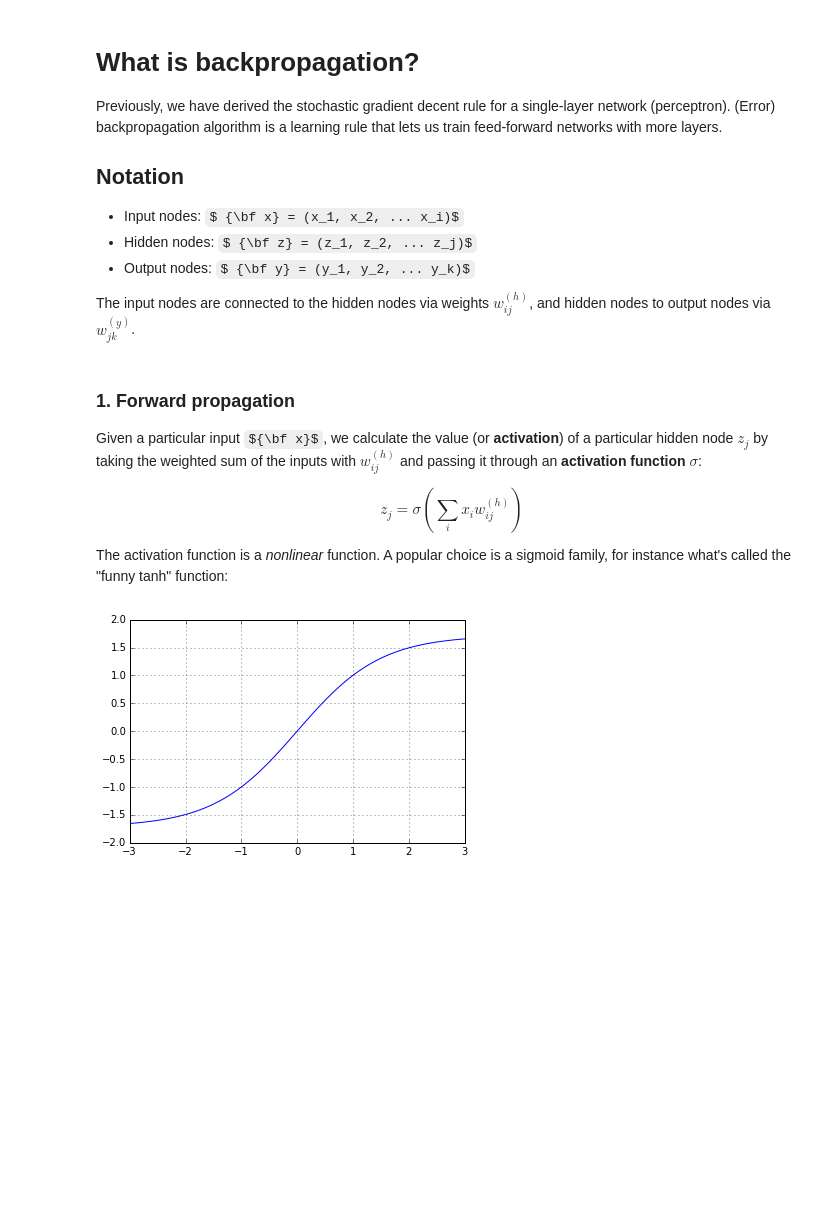
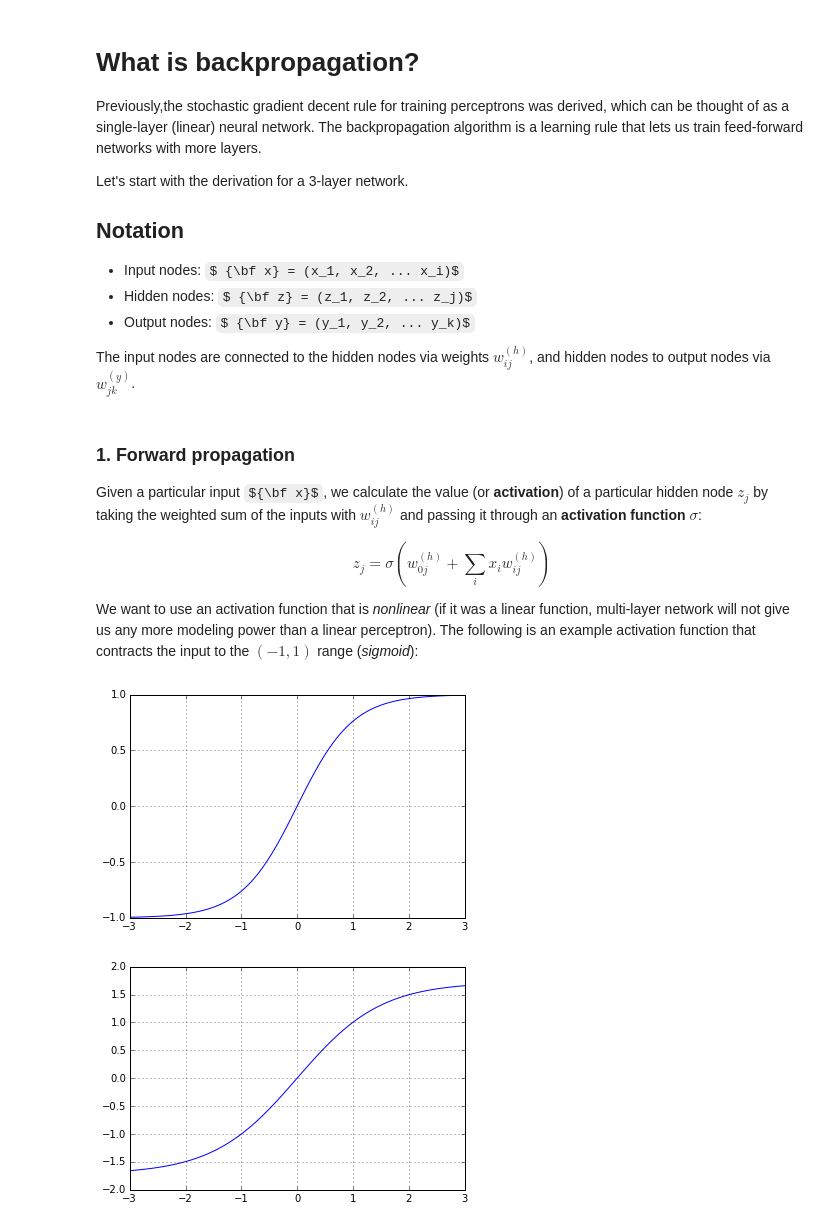
Before and after one commit to guruucsd/EigenfaceDemo, a Jupyter notebook: Backprop Exercise.ipynb, the cells around one changed output. Drawn from its saved outputs; the diff is of its cells as text; code cells hidden in the pictures; some formulas as TeX source; blank space fills up the shorter version.

Commit message:
Fixed the backprop exercise

```diff
--- a/Backprop Exercise.ipynb
+++ b/Backprop Exercise.ipynb
@@ -20,7 +19,9 @@ In this exercise, we will implement the backpropagation algorithm to train a sim
 # %% [markdown]
 # What is backpropagation?
 
-Previously, we have derived the stochastic gradient decent rule for a single-layer network (perceptron).  (Error) backpropagation algorithm is a learning rule that lets us train feed-forward networks with more layers.
+Previously,the stochastic gradient decent rule for training perceptrons was derived, which can be thought of as a single-layer (linear) neural network.  The backpropagation algorithm is a learning rule that lets us train feed-forward networks with more layers.
+
+Let's start with the derivation for a 3-layer network.
 
 ## Notation
 
@@ -34,8 +35,13 @@ The input nodes are connected to the hidden nodes via weights $w^{(h)}_{ij}$, an
 
 Given a particular input ${\bf x}$, we calculate the value (or **activation**) of a particular hidden node $z_j$ by taking the weighted sum of the inputs with $w^{(h)}_{ij}$ and passing it through an **activation function** $\sigma$:
 
-$$ z_j = \sigma \left( \sum_i x_i w^{(h)}_{ij} \right)$$
+$$ z_j = \sigma \left( w^{(h)}_{0j} + \sum_i x_i w^{(h)}_{ij} \right)$$
 
-The activation function is a *nonlinear* function.  A popular choice is a sigmoid family, for instance what's called the "funny tanh" function:
+We want to use an activation function that is *nonlinear* (if it was a linear function, multi-layer network will not give us any more modeling power than a linear perceptron). The following is an example activation function that contracts the input to the $(-1, 1)$ range (*sigmoid*):
+# %%
+xs=linspace(-3,3,100)
+plt.plot(xs,tanh(xs)); plt.grid()
+# %% [output]
+[figure, added]
 # %%
 def funny_tanh(x):
```
Also changed, not shown: parts of 56 cells of this notebook.
